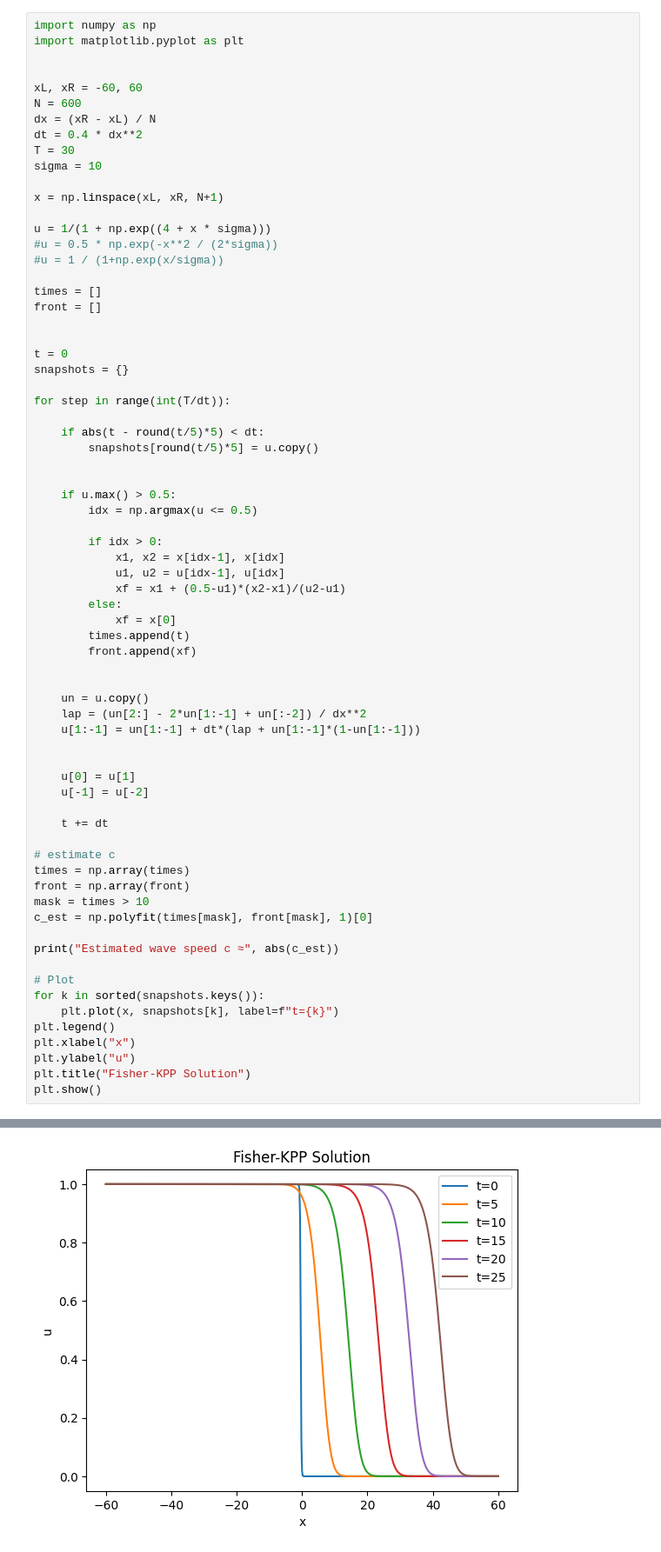
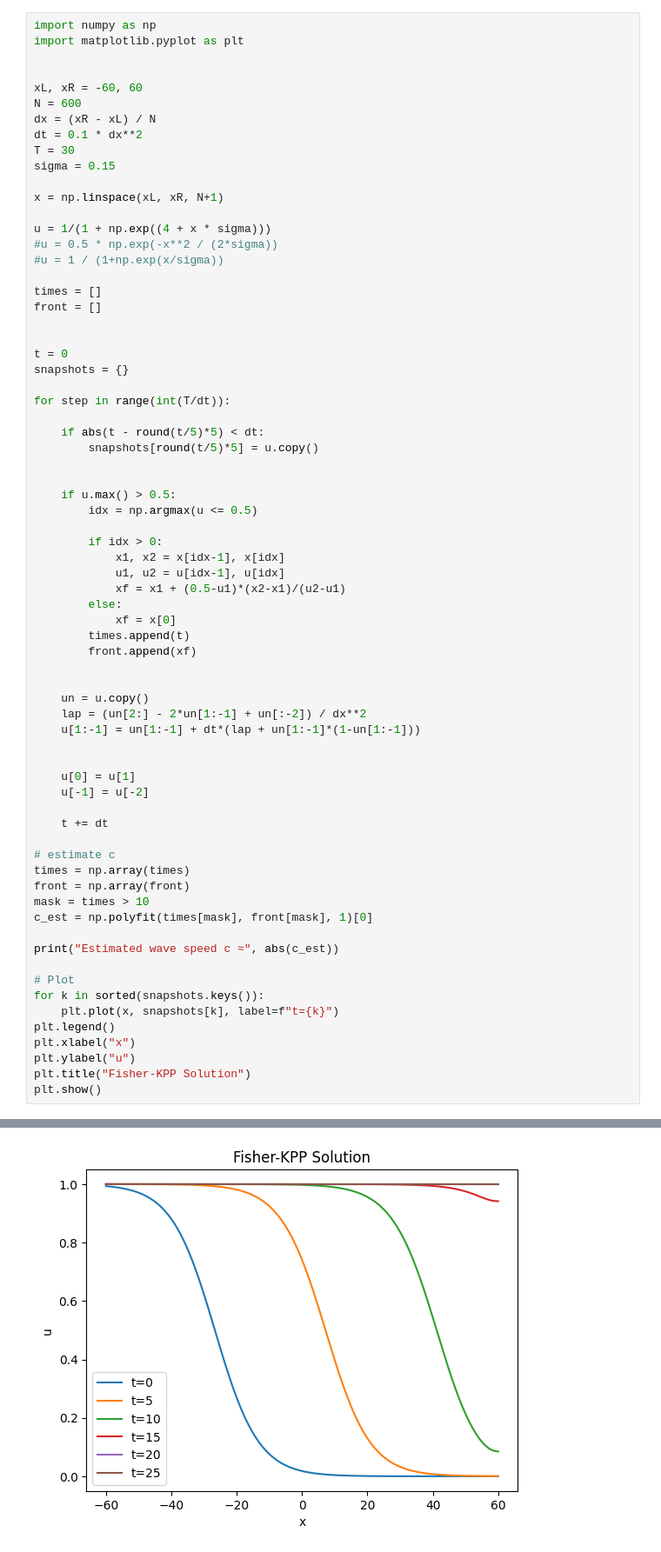
Before and after one commit to mohdkashifansari/Optimisation_and_Numerical_Analysis_Techniques, a Jupyter notebook: Parabolic_Eqs/Tut4.ipynb, the cells around one changed output, grey strips where cells are left out. Shown at 87% size. Saved outputs shown, nothing was run; the diff lists cells and outputs as text.

```diff
--- a/Parabolic_Eqs/Tut4.ipynb
+++ b/Parabolic_Eqs/Tut4.ipynb
@@ -6,9 +6,9 @@ import matplotlib.pyplot as plt
 xL, xR = -60, 60
 N = 600
 dx = (xR - xL) / N
-dt = 0.4 * dx**2
+dt = 0.1 * dx**2
 T = 30
-sigma = 10
+sigma = 0.15
 
 x = np.linspace(xL, xR, N+1)
 
@@ -73 +73 @@ Estimated wave speed c ≈ 1.886822344412084
-[figure, old version]
+[figure, new version]
```
Also changed, not shown: parts of 3 cells of this notebook, 4 other files.
